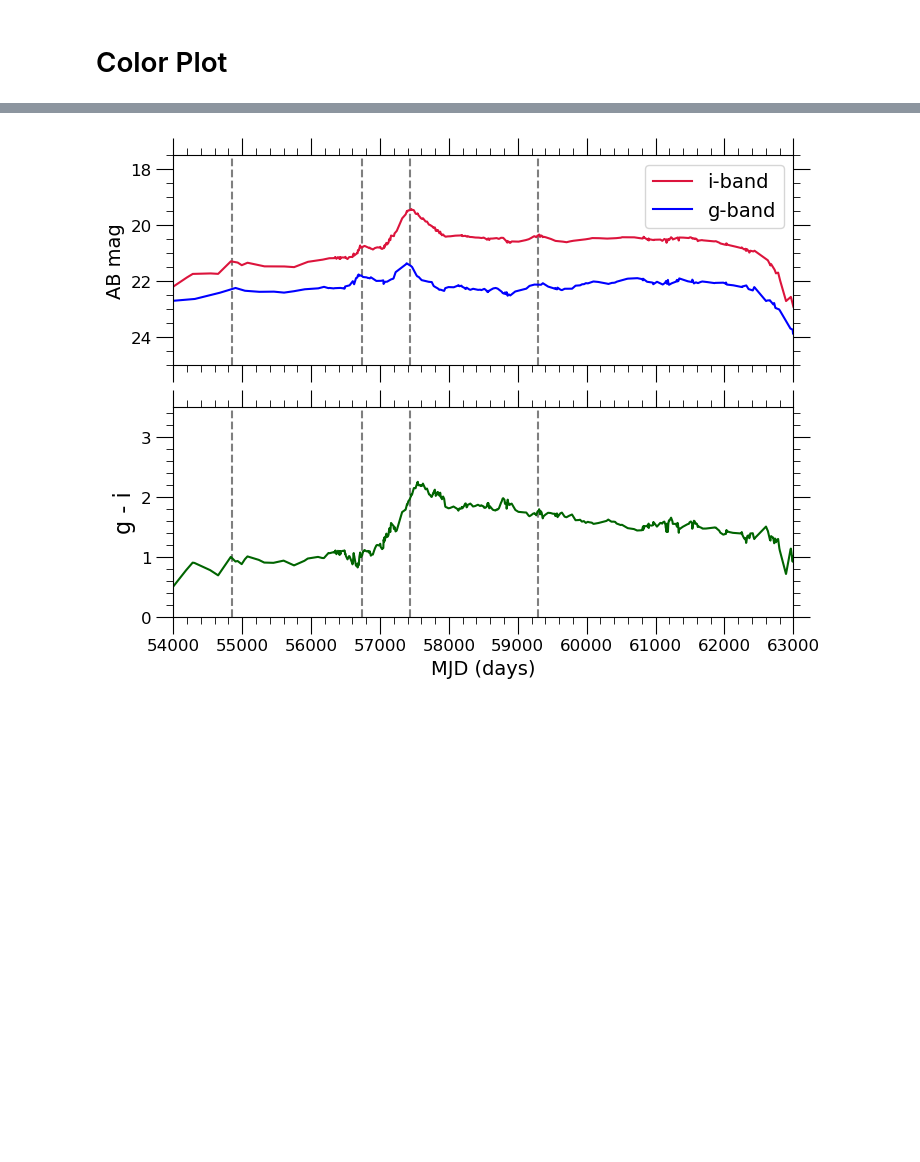
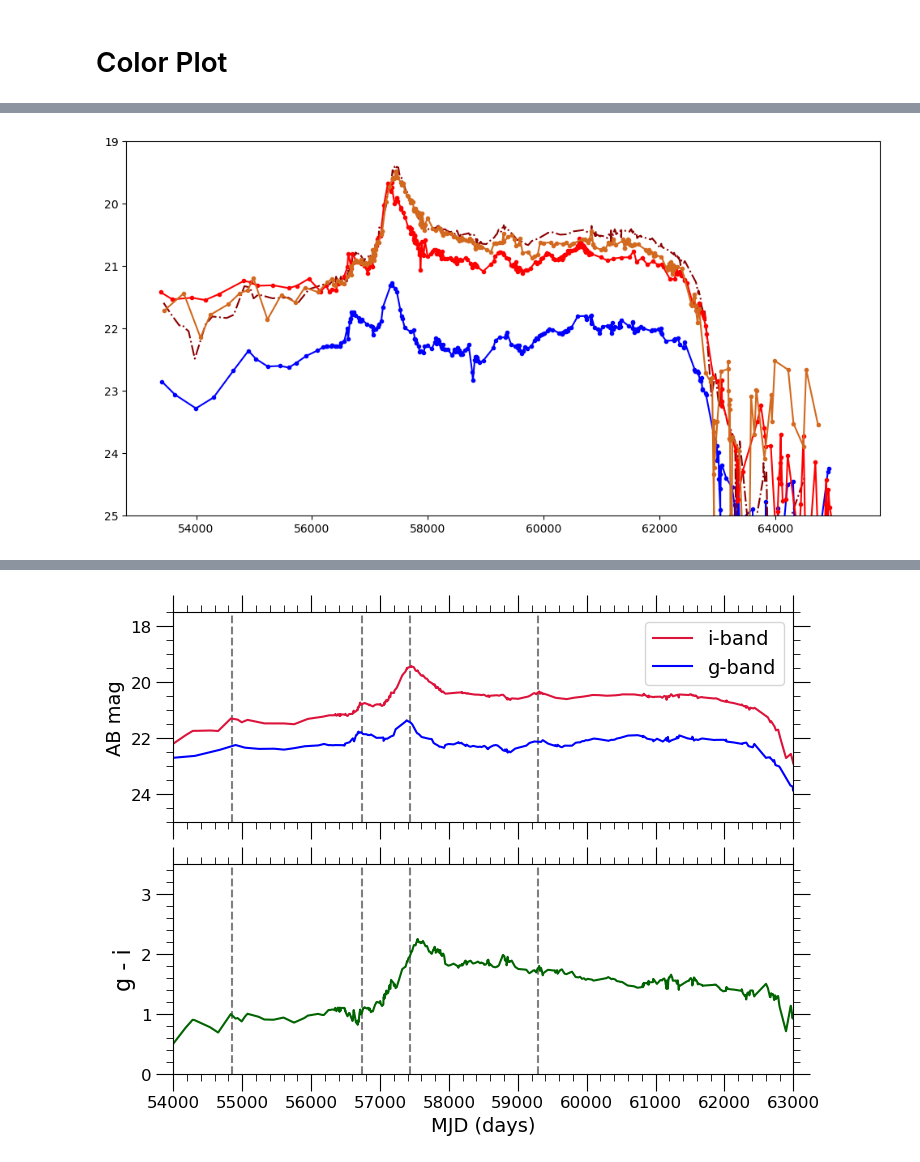
Before and after one commit to xiaolng/EtaCarEchoes, a Jupyter notebook: ColorPlot_EtaCarLEs.ipynb, the cells around one changed output, grey strips where cells are left out. Cells and saved outputs as stored; diff of their text form; code cells hidden in the pictures; blank space fills up the shorter version.

```diff
--- a/ColorPlot_EtaCarLEs.ipynb
+++ b/ColorPlot_EtaCarLEs.ipynb
@@ -25,0 +96,12 @@ LCm2_g.loc[working_inds_g,'AB_mag'] = convert_Jy2mag(LCm2_g.loc[working_inds_g,'
+# %%
+plt.subplots(dpi = 100, figsize = [12,6])
+plt.errorbar(LCm2_g.loc[working_inds_g,'mjd'], LCm2_g.loc[working_inds_g,'AB_mag'], fmt='.-', ecolor='black', color='blue')
+plt.errorbar(LCm2_i.loc[working_inds_i,'mjd'], LCm2_i.loc[working_inds_i,'AB_mag'], fmt='-.', ecolor='black', color='darkred')
+plt.errorbar(LCm2_r.loc[working_inds_r,'mjd'], LCm2_r.loc[working_inds_r,'AB_mag'], fmt='.-', ecolor='black', color='red')
+plt.errorbar(LCm2_z.loc[working_inds_z,'mjd'], LCm2_z.loc[working_inds_z,'AB_mag'], fmt='.-', ecolor='black', color='chocolate')
+
+
+plt.ylim(19,25)
+plt.gca().invert_yaxis()
+# %% [output]
+[figure, added]
```
Also changed, not shown: parts of 19 cells of this notebook.
